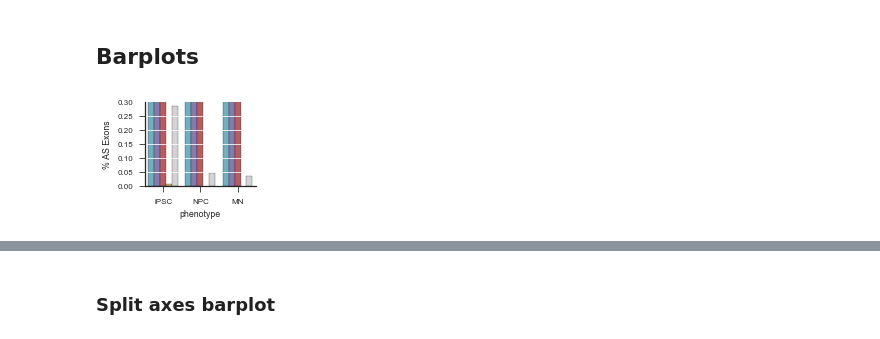
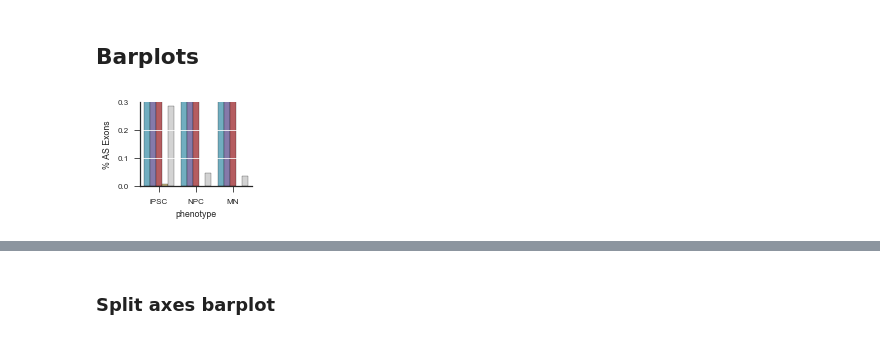
Before and after one commit to YeoLab/singlecell_pnm, a Jupyter notebook: 2._Figure_2/2.2_Figure_2,_part_2_global_modality_stats.ipynb, the cells around one changed output, grey strips where cells are left out. Drawn from its saved outputs; the diff is of its cells as text; code cells hidden in the pictures.

```diff
--- a/2._Figure_2/2.2_Figure_2,_part_2_global_modality_stats.ipynb
+++ b/2._Figure_2/2.2_Figure_2,_part_2_global_modality_stats.ipynb
@@ -123,31 +115,32 @@ fig, ax = plt.subplots(figsize=(2, 1.5))
 # ax = axes[0]
 sns.barplot(x='phenotype', hue='modality', y='percentage', data=modalities_counts, ax=ax,
             hue_order=MODALITY_ORDER, palette=MODALITY_PALETTE, x_order=study.phenotype_order, zorder=-1)
 ax.legend_.set_visible(False)
+ax.locator_params('y', nbins=4)
 ax.set(ylabel='% AS Exons')
 ax.grid(axis='y', color='white', zorder=100)
 sns.despine()
 fig.savefig('{}/modalities_barplot.pdf'.format(folder))
 
 ax.set(ylim=(0, 0.3))
 # ax.grid(axis='y', color='grey', zorder=np.inf)
 fig.savefig('{}/modalities_barplot_zoom.pdf'.format(folder))
 
 # ax.legend_.set_visible(False)
 # ax.locator_params('y', nbins=4)
 # sns.despine(ax=ax, bottom=True)
 # ax.tick_params(axis='x', bottom='off')
 # ax.set(xticks=[], xlabel='', ylim=(10, 65), ylabel='', yticks=[10, 35, 60])
 
 # ax = axes[1]
 # sns.barplot(x='phenotype', hue='modality', y='percentage', data=modalities_counts, ax=ax,
 #            hue_order=MODALITY_ORDER, palette=MODALITY_PALETTE, x_order=study.phenotype_order)
 # ax.set(ylim=(0, 0.5), ylabel='% AS Exons',
 #        xlabel='')
 # ax.legend_.set_visible(False)
 # ax.locator_params('y', nbins=4)
 # sns.despine(ax=ax)
 # # fig.tight_layout()
 # fig.savefig('{}/modalities_barplot.pdf'.format(folder))
 # %% [output]
-[figure, old version]
+[figure, new version]
```
Also changed, not shown: parts of 11 cells of this notebook, 6 other files.
